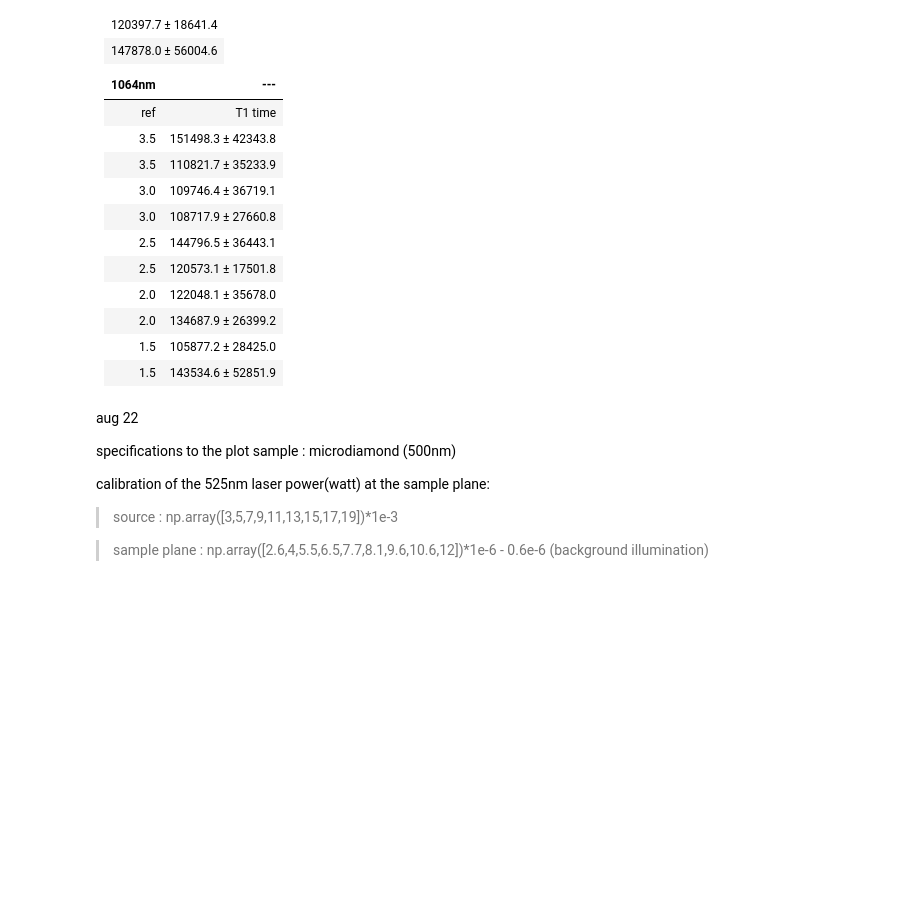
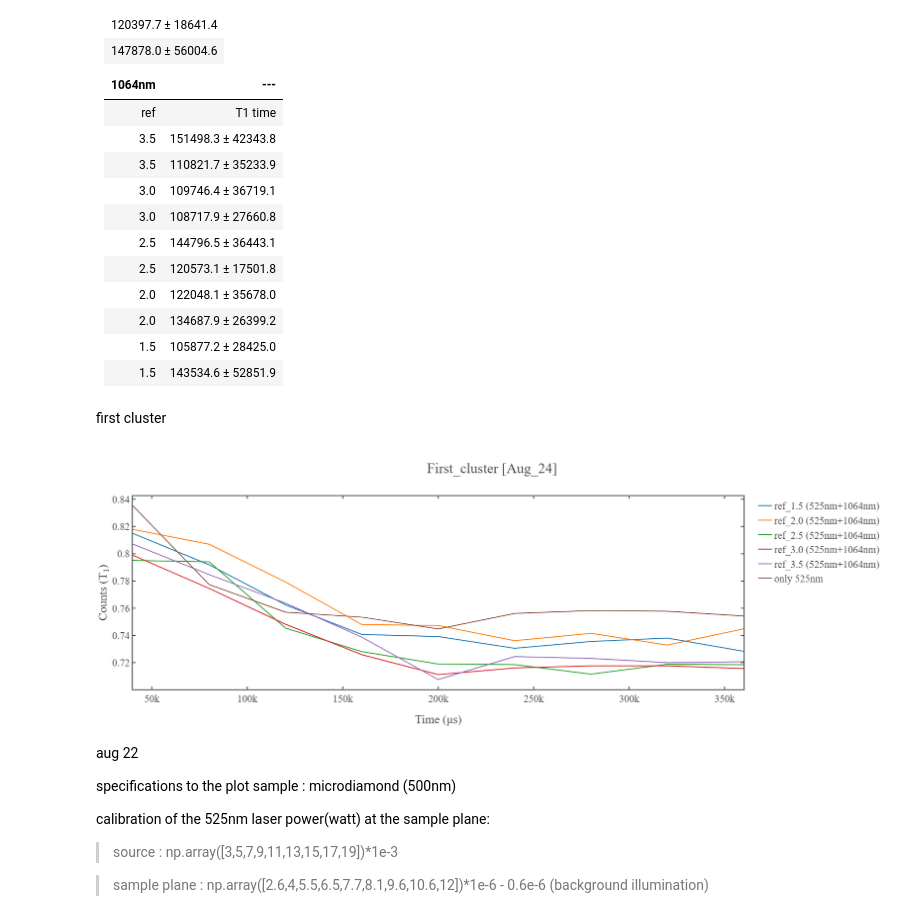
Before and after one commit to ghoshatanu857/Instrument_Automation, a Jupyter notebook: Experimental_Applications/live_measurement.ipynb, the cells around one changed output. Drawn from its saved outputs; the diff is of its cells as text; code cells hidden in the pictures; blank space fills up the shorter version.

```diff
--- a/Experimental_Applications/live_measurement.ipynb
+++ b/Experimental_Applications/live_measurement.ipynb
@@ -556,24 +556,54 @@ aug 24 [microdiamonds]
 |1.5 | 105877.2 ± 28425.0|
 |1.5 | 143534.6 ± 52851.9|
 # %%
-def signal(data,steps,samples):
+def signal(data,samples):
+    data_shape = data.shape[0]
+    steps=int(data_shape/(2*samples))
+    # print(data_shape,steps)
+
     # Separating Reference and Signal and averaging over Samples
     reference_samples = np.mean(np.reshape(data[::2],(steps,samples)),axis=1)
     signal_samples = np.mean(np.reshape(data[1::2],(steps,samples)),axis=1)
     signal_photon = signal_samples/reference_samples
     return signal_photon
 
-def data_to_time_signal(data,steps,samples):
+def data_to_time_signal(data,samples):
+    # print(data['avg_data'].shape,data['time_axis'].shape)
     time = data['time_axis'][1:]
-    signal_photon = signal(data['avg_data'],steps,samples)[1:]
+    signal_photon = signal(data['avg_data'],samples)[1:]
     return time,signal_photon
+# %% [markdown]
+first cluster
 # %%
-data1 = dict(np.load(total_path))
-x1,y1=data_to_time_signal(
+data1 = dict(np.load(r"C:\Users\Basanta_Atanu\OneDrive\Desktop\Atanu\atanu_github\Instrument_Automation\Experimental_Applications\exp_data\2024\Aug_24\microdiamonds\t1\1064nm_525nm\ref_1.5\avgs_20\samples_1500\first_cluster\[15_50]_gatelen_2000ns.npz"))
+x1,y1=data_to_time_signal(data1,1500)
 
-fig1 = simple_plot(x,y,show=False)
+data2 = dict(np.load(r"C:\Users\Basanta_Atanu\OneDrive\Desktop\Atanu\atanu_github\Instrument_Automation\Experimental_Applications\exp_data\2024\Aug_24\microdiamonds\t1\1064nm_525nm\ref_2.0\avgs_20\samples_1500\first_cluster\[15_52]_gatelen_2000ns.npz"))
+x2,y2=data_to_time_signal(data2,1500)
 
-add_figures([fig1,fig2],show=True,x_name = "Time (&mu;s)",y_name = "Counts (T<sub>1</sub>)",mode='markers',title=f'[{date}]')
+data3 = dict(np.load(r"C:\Users\Basanta_Atanu\OneDrive\Desktop\Atanu\atanu_github\Instrument_Automation\Experimental_Applications\exp_data\2024\Aug_24\microdiamonds\t1\1064nm_525nm\ref_2.5\avgs_20\samples_1500\first_cluster\[15_59]_gatelen_2000ns.npz"))
+x3,y3=data_to_time_signal(data3,1500)
+
+data4 = dict(np.load(r"C:\Users\Basanta_Atanu\OneDrive\Desktop\Atanu\atanu_github\Instrument_Automation\Experimental_Applications\exp_data\2024\Aug_24\microdiamonds\t1\1064nm_525nm\ref_3.0\avgs_20\samples_1500\first_cluster\[16_04]_gatelen_2000ns.npz"))
+x4,y4=data_to_time_signal(data4,1500)
+
+data5 = dict(np.load(r"C:\Users\Basanta_Atanu\OneDrive\Desktop\Atanu\atanu_github\Instrument_Automation\Experimental_Applications\exp_data\2024\Aug_24\microdiamonds\t1\1064nm_525nm\ref_3.5\avgs_20\samples_1500\first_cluster\[16_12]_gatelen_2000ns.npz"))
+x5,y5=data_to_time_signal(data5,1500)
+
+data_green = dict(np.load(r"C:\Users\Basanta_Atanu\OneDrive\Desktop\Atanu\atanu_github\Instrument_Automation\Experimental_Applications\exp_data\2024\Aug_24\microdiamonds\t1\525nm\avgs_20\samples_1500\first_cluster\[15_28]_gatelen_2000ns.npz"))
+x_green,y_green=data_to_time_signal(data_green,1500)
+
+fig1 = simple_plot(x1,y1,mode='lines',curve_name='ref_1.5 (525nm+1064nm)',width=1200,height=1000,show=False)
+fig2 = simple_plot(x2,y2,mode='lines',curve_name='ref_2.0 (525nm+1064nm)',width=1200,height=1000,show=False)
+fig3 = simple_plot(x3,y3,mode='lines',curve_name='ref_2.5 (525nm+1064nm)',width=1200,height=1000,show=False)
+fig4 = simple_plot(x4,y4,mode='lines',curve_name='ref_3.0 (525nm+1064nm)',width=1200,height=1000,show=False)
+fig5 = simple_plot(x5,y5,mode='lines',curve_name='ref_3.5 (525nm+1064nm)',width=1200,height=1000,show=False)
+fig_green = simple_plot(x_green,y_green,mode='lines',curve_name='only 525nm',width=1200,height=1000,show=False)
+
+
+add_figures([fig1,fig2,fig3,fig4,fig5,fig_green],show=True,x_name = "Time (&mu;s)",y_name = "Counts (T<sub>1</sub>)",title=f'First_cluster [Aug_24]')
+# %% [output]
+[figure, added]
 # %%
 # simple_plot(x=np.array([1.5,1.8,2.2,2.5,2.8,3,3.2,3.4,3.6,3.9]),y= np.array([37,80,167,231,315,360,450,580,604,840]),
 #             show=True,x_name = "source reference",y_name = "source power(mW)",mode='markers',title=f'1064nm [{date}]')
```
Also changed, not shown: 19 other files.
